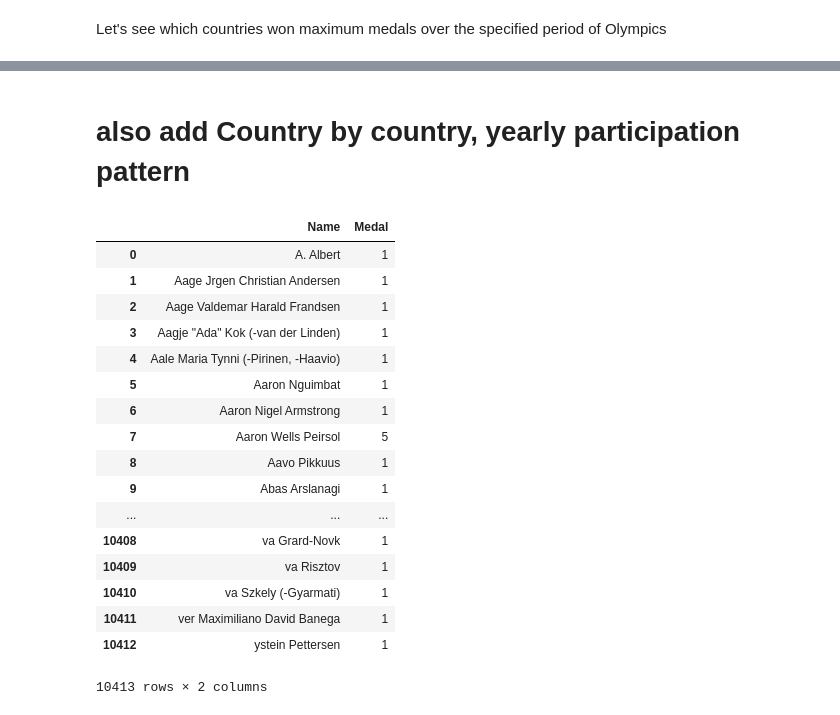
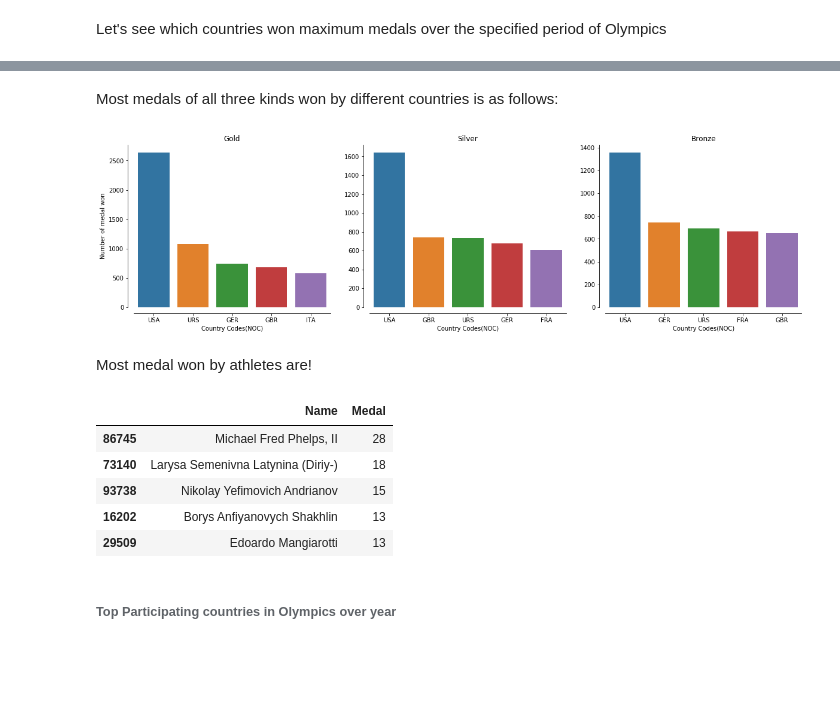
Before and after one commit to nauman-chaudhary/OlympicsDataExploration, a Jupyter notebook: Olympics_Data_Exploration.ipynb, the cells around one changed output, grey strips where cells are left out. Cells and saved outputs as stored; diff of their text form; code cells hidden in the pictures; blank space fills up the shorter version.

```diff
--- a/Olympics_Data_Exploration.ipynb
+++ b/Olympics_Data_Exploration.ipynb
@@ -645,24 +649,33 @@ sns.heatmap(corrmat, vmax=.9, square=True)
-# %% [markdown]
-# also add Country by country, yearly participation pattern
+# %% [markdown]
+Most medals of all three kinds won by different countries is as follows:
+# %%
+gold = data[data['Medal']=='Gold'].groupby('NOC')['ID'].count().reset_index().nlargest(5,columns='ID')
+silver = data[data['Medal']=='Silver'].groupby('NOC')['ID'].count().reset_index().nlargest(5,columns='ID')
+bronze = data[data['Medal']=='Bronze'].groupby('NOC')['ID'].count().reset_index().nlargest(5,columns='ID')
+fig, axes = plt.subplots(1,3, figsize=(20, 5))
+sns.barplot(data=gold,x='NOC',y='ID',ax=axes[0])
+sns.barplot(data=silver,x='NOC',y='ID',ax=axes[1])
+sns.barplot(data=bronze,x='NOC',y='ID',ax=axes[2])
+sns.despine(offset=10)
+m = ['Gold','Silver','Bronze']
+for i in range(0,3):
+    axes[i].set_title(m[i])
+    axes[i].set_xlabel('Country Codes(NOC)')
+    axes[i].set_ylabel('')
+axes[0].set_ylabel('Number of medal won')
+plt.show()
+# %% [output]
+[figure, added]
+# %% [markdown]
+Most medal won by athletes are!
 # %%
-tmp = data[data['Medal']=='Gold']
-tmp.groupby('Name',as_index=False)['Medal'].count()
+data.groupby('Name',as_index=False)['Medal'].count().nlargest(5,columns='Medal')
 # %% [output]
 |  | Name | Medal |
-| 0 | A. Albert | 1 |
-| 1 | Aage Jrgen Christian Andersen | 1 |
-| 2 | Aage Valdemar Harald Frandsen | 1 |
-| 3 | Aagje "Ada" Kok (-van der Linden) | 1 |
-| 4 | Aale Maria Tynni (-Pirinen, -Haavio) | 1 |
-| 5 | Aaron Nguimbat | 1 |
-| 6 | Aaron Nigel Armstrong | 1 |
-| 7 | Aaron Wells Peirsol | 5 |
-| 8 | Aavo Pikkuus | 1 |
-| 9 | Abas Arslanagi | 1 |
-| ... | ... | ... |
-| 10408 | va Grard-Novk | 1 |
-| 10409 | va Risztov | 1 |
-| 10410 | va Szkely (-Gyarmati) | 1 |
-| 10411 | ver Maximiliano David Banega | 1 |
-| 10412 | ystein Pettersen | 1 |
+| 86745 | Michael Fred Phelps, II | 28 |
+| 73140 | Larysa Semenivna Latynina (Diriy-) | 18 |
+| 93738 | Nikolay Yefimovich Andrianov | 15 |
+| 16202 | Borys Anfiyanovych Shakhlin | 13 |
+| 29509 | Edoardo Mangiarotti | 13 |
-10413 rows × 2 columns
+# %% [markdown]
+###### Top Participating countries in Olympics over year
```
Also changed, not shown: parts of 45 cells of this notebook.
